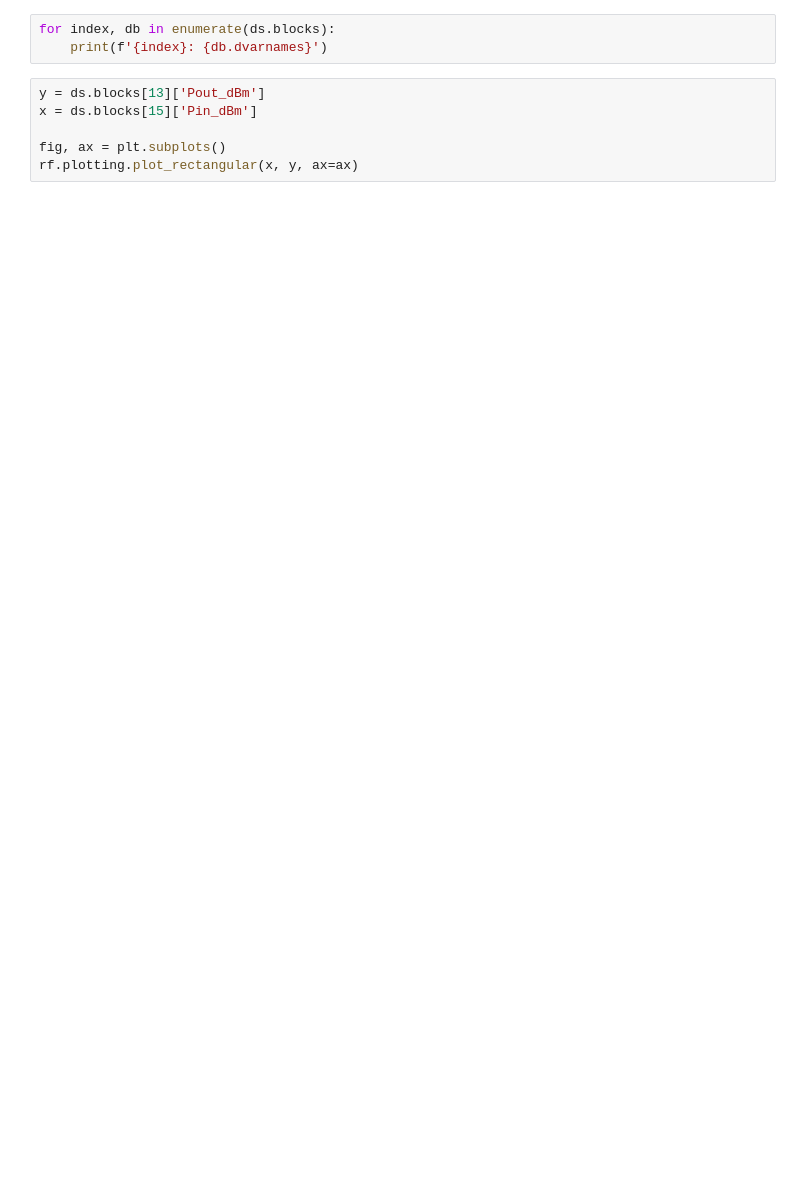
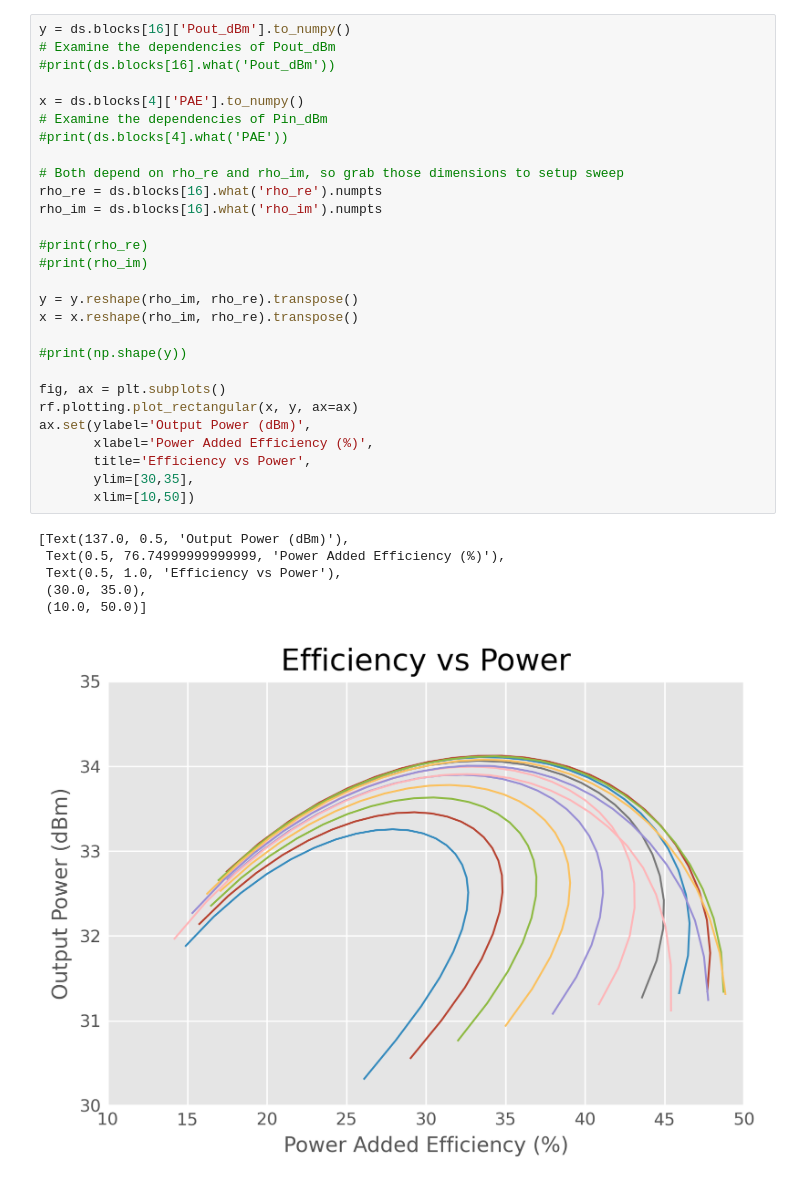
Before and after one commit to dkozel/jupyter-notebooks, a Jupyter notebook: Smith Chart Toys.ipynb, the cells around one changed output. Drawn from its saved outputs; the diff is of its cells as text; blank space fills up the shorter version.

```diff
--- a/Smith Chart Toys.ipynb
+++ b/Smith Chart Toys.ipynb
@@ -126,10 +213,36 @@ ax.axis(1*np.array([-1.1, 1.1, -1.1, 1.1]))
-# %%
-for index, db in enumerate(ds.blocks):
-    print(f'{index}: {db.dvarnames}')
 # %%
-y = ds.blocks[13]['Pout_dBm']
-x = ds.blocks[15]['Pin_dBm']
+y = ds.blocks[16]['Pout_dBm'].to_numpy()
+# Examine the dependencies of Pout_dBm
+#print(ds.blocks[16].what('Pout_dBm'))
+
+x = ds.blocks[4]['PAE'].to_numpy()
+# Examine the dependencies of Pin_dBm
+#print(ds.blocks[4].what('PAE'))
+
+# Both depend on rho_re and rho_im, so grab those dimensions to setup sweep
+rho_re = ds.blocks[16].what('rho_re').numpts
+rho_im = ds.blocks[16].what('rho_im').numpts
+
+#print(rho_re)
+#print(rho_im)
+
+y = y.reshape(rho_im, rho_re).transpose()
+x = x.reshape(rho_im, rho_re).transpose()
+
+#print(np.shape(y))
 
 fig, ax = plt.subplots()
 rf.plotting.plot_rectangular(x, y, ax=ax)
+ax.set(ylabel='Output Power (dBm)',
+       xlabel='Power Added Efficiency (%)',
+       title='Efficiency vs Power',
+       ylim=[30,35],
+       xlim=[10,50])
+# %% [output]
+[Text(137.0, 0.5, 'Output Power (dBm)'),
+ Text(0.5, 76.74999999999999, 'Power Added Efficiency (%)'),
+ Text(0.5, 1.0, 'Efficiency vs Power'),
+ (30.0, 35.0),
+ (10.0, 50.0)]
+[figure, added]
 # %%
```
Also changed, not shown: parts of 11 cells of this notebook, 1 other file.
